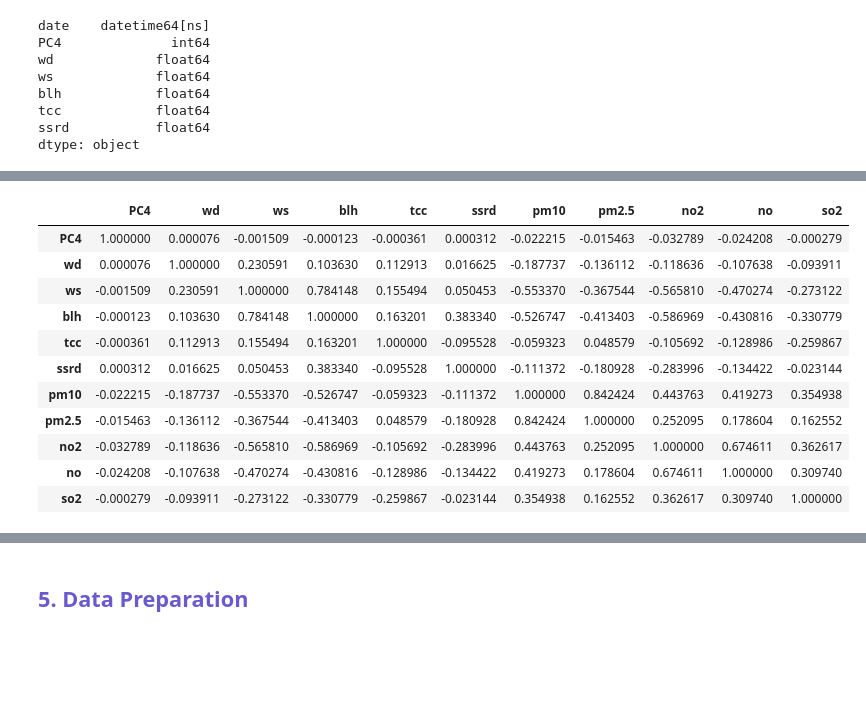
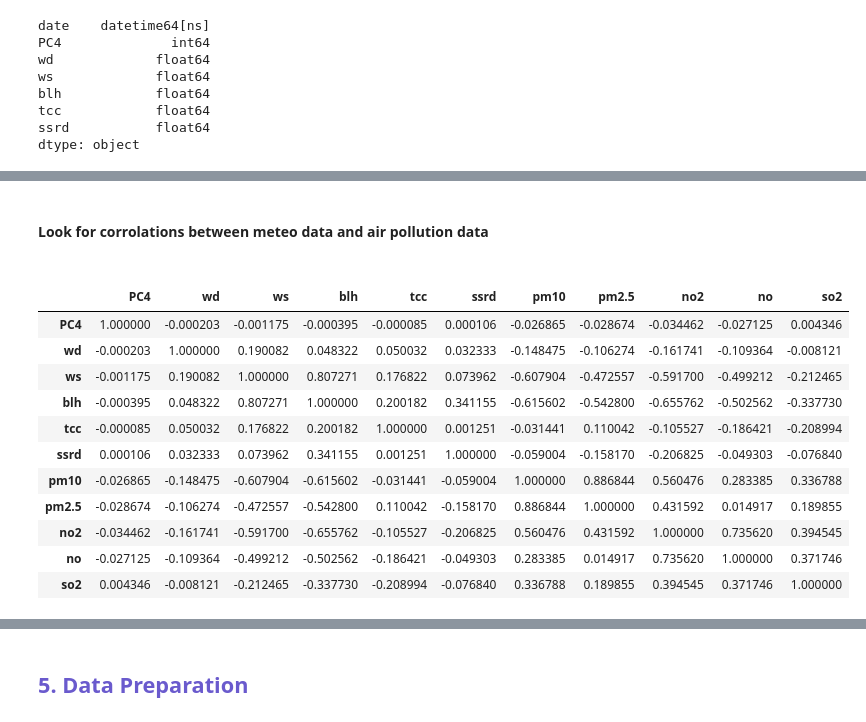
Before and after one commit to rawan-a-d/Air-Quality-Prediction, a Jupyter notebook: notebook.ipynb, the cells around one changed output, grey strips where cells are left out. Cells and saved outputs as stored; diff of their text form; code cells hidden in the pictures; blank space fills up the shorter version.

```diff
--- a/notebook.ipynb
+++ b/notebook.ipynb
@@ -160,15 +186,17 @@ df_meteo_air_pollution.sample(10)
+# %% [markdown]
+<h4>Look for corrolations between meteo data and air pollution data<h4>
 # %%
-df_meteo_air_pollution.corr()
+df_meteo_air_pollution.corr(method='spearman')
 # %% [output]
 |  | PC4 | wd | ws | blh | tcc | ssrd | pm10 | pm2.5 | no2 | no | so2 |
-| PC4 | 1.000000 | 0.000076 | -0.001509 | -0.000123 | -0.000361 | 0.000312 | -0.022215 | -0.015463 | -0.032789 | -0.024208 | -0.000279 |
-| wd | 0.000076 | 1.000000 | 0.230591 | 0.103630 | 0.112913 | 0.016625 | -0.187737 | -0.136112 | -0.118636 | -0.107638 | -0.093911 |
-| ws | -0.001509 | 0.230591 | 1.000000 | 0.784148 | 0.155494 | 0.050453 | -0.553370 | -0.367544 | -0.565810 | -0.470274 | -0.273122 |
-| blh | -0.000123 | 0.103630 | 0.784148 | 1.000000 | 0.163201 | 0.383340 | -0.526747 | -0.413403 | -0.586969 | -0.430816 | -0.330779 |
-| tcc | -0.000361 | 0.112913 | 0.155494 | 0.163201 | 1.000000 | -0.095528 | -0.059323 | 0.048579 | -0.105692 | -0.128986 | -0.259867 |
-| ssrd | 0.000312 | 0.016625 | 0.050453 | 0.383340 | -0.095528 | 1.000000 | -0.111372 | -0.180928 | -0.283996 | -0.134422 | -0.023144 |
-| pm10 | -0.022215 | -0.187737 | -0.553370 | -0.526747 | -0.059323 | -0.111372 | 1.000000 | 0.842424 | 0.443763 | 0.419273 | 0.354938 |
-| pm2.5 | -0.015463 | -0.136112 | -0.367544 | -0.413403 | 0.048579 | -0.180928 | 0.842424 | 1.000000 | 0.252095 | 0.178604 | 0.162552 |
-| no2 | -0.032789 | -0.118636 | -0.565810 | -0.586969 | -0.105692 | -0.283996 | 0.443763 | 0.252095 | 1.000000 | 0.674611 | 0.362617 |
-| no | -0.024208 | -0.107638 | -0.470274 | -0.430816 | -0.128986 | -0.134422 | 0.419273 | 0.178604 | 0.674611 | 1.000000 | 0.309740 |
-| so2 | -0.000279 | -0.093911 | -0.273122 | -0.330779 | -0.259867 | -0.023144 | 0.354938 | 0.162552 | 0.362617 | 0.309740 | 1.000000 |
+| PC4 | 1.000000 | -0.000203 | -0.001175 | -0.000395 | -0.000085 | 0.000106 | -0.026865 | -0.028674 | -0.034462 | -0.027125 | 0.004346 |
+| wd | -0.000203 | 1.000000 | 0.190082 | 0.048322 | 0.050032 | 0.032333 | -0.148475 | -0.106274 | -0.161741 | -0.109364 | -0.008121 |
+| ws | -0.001175 | 0.190082 | 1.000000 | 0.807271 | 0.176822 | 0.073962 | -0.607904 | -0.472557 | -0.591700 | -0.499212 | -0.212465 |
+| blh | -0.000395 | 0.048322 | 0.807271 | 1.000000 | 0.200182 | 0.341155 | -0.615602 | -0.542800 | -0.655762 | -0.502562 | -0.337730 |
+| tcc | -0.000085 | 0.050032 | 0.176822 | 0.200182 | 1.000000 | 0.001251 | -0.031441 | 0.110042 | -0.105527 | -0.186421 | -0.208994 |
+| ssrd | 0.000106 | 0.032333 | 0.073962 | 0.341155 | 0.001251 | 1.000000 | -0.059004 | -0.158170 | -0.206825 | -0.049303 | -0.076840 |
+| pm10 | -0.026865 | -0.148475 | -0.607904 | -0.615602 | -0.031441 | -0.059004 | 1.000000 | 0.886844 | 0.560476 | 0.283385 | 0.336788 |
+| pm2.5 | -0.028674 | -0.106274 | -0.472557 | -0.542800 | 0.110042 | -0.158170 | 0.886844 | 1.000000 | 0.431592 | 0.014917 | 0.189855 |
+| no2 | -0.034462 | -0.161741 | -0.591700 | -0.655762 | -0.105527 | -0.206825 | 0.560476 | 0.431592 | 1.000000 | 0.735620 | 0.394545 |
+| no | -0.027125 | -0.109364 | -0.499212 | -0.502562 | -0.186421 | -0.049303 | 0.283385 | 0.014917 | 0.735620 | 1.000000 | 0.371746 |
+| so2 | 0.004346 | -0.008121 | -0.212465 | -0.337730 | -0.208994 | -0.076840 | 0.336788 | 0.189855 | 0.394545 | 0.371746 | 1.000000 |
```
Also changed, not shown: parts of 11 cells of this notebook.
